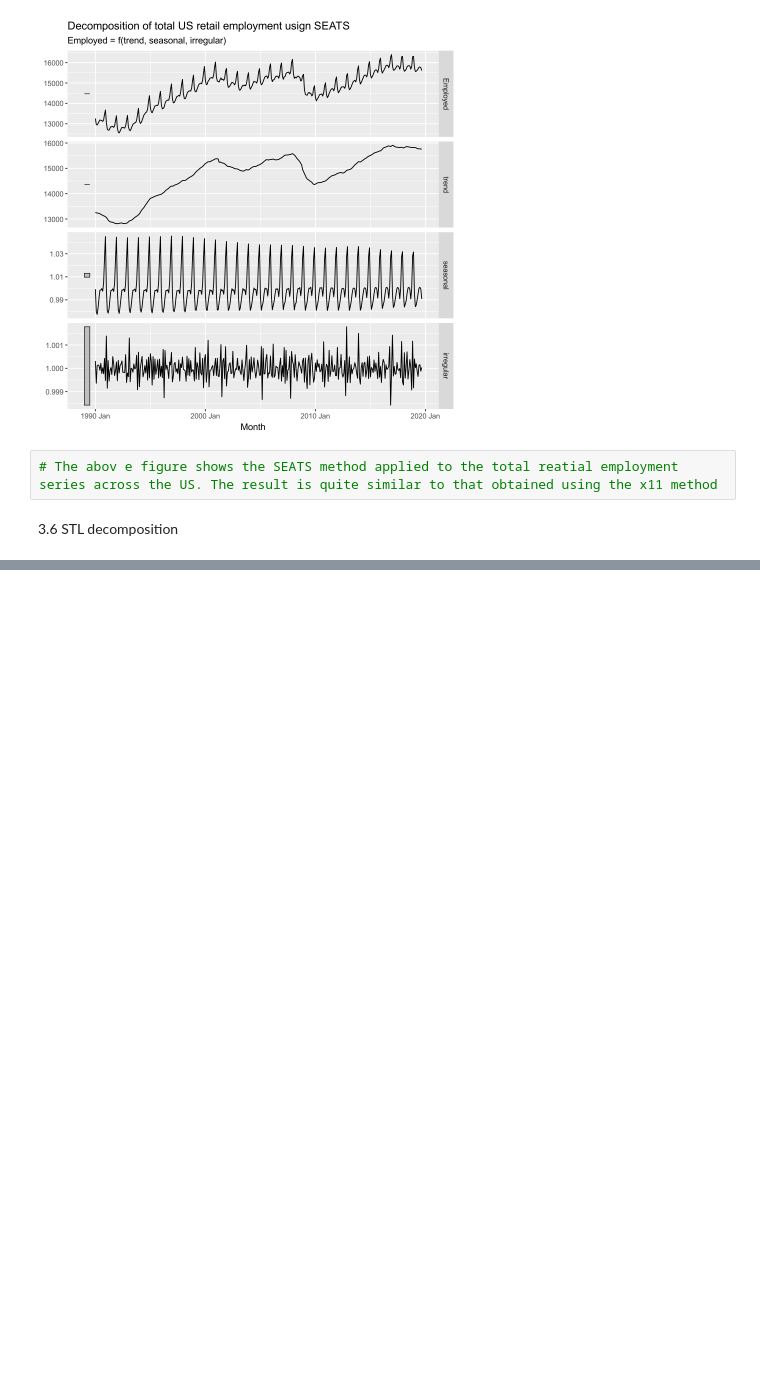
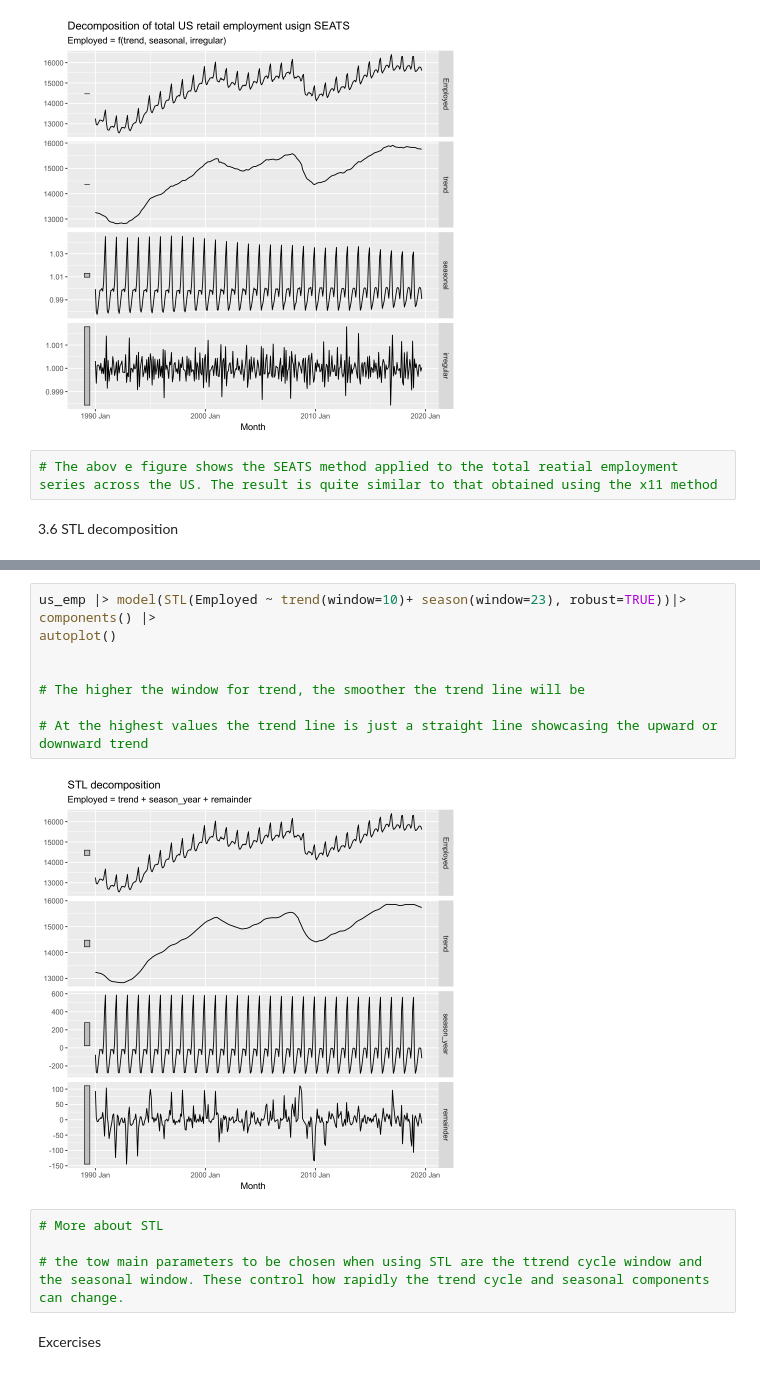
Before and after one commit to ARKA1112/Time_Series_R, a Jupyter notebook: OTEXTS_3.ipynb, the cells around one changed output, grey strips where cells are left out. Drawn from its saved outputs; the diff is of its cells as text; blank space fills up the shorter version.

```diff
--- a/OTEXTS_3.ipynb
+++ b/OTEXTS_3.ipynb
@@ -434,0 +455,17 @@ autoplot(seats_dcmp) + labs(title = "Decomposition of total US retail employment
+# %%
+us_emp |> model(STL(Employed ~ trend(window=10)+ season(window=23), robust=TRUE))|>
+components() |>
+autoplot()
+
+
+# The higher the window for trend, the smoother the trend line will be
+
+# At the highest values the trend line is just a straight line showcasing the upward or downward trend
+# %% [output]
+[figure, added]
+# %%
+# More about STL
+
+# the tow main parameters to be chosen when using STL are the ttrend cycle window and the seasonal window. These control how rapidly the trend cycle and seasonal components can change.
+# %% [markdown]
+ Excercises
```
Also changed, not shown: parts of 41 cells of this notebook.
